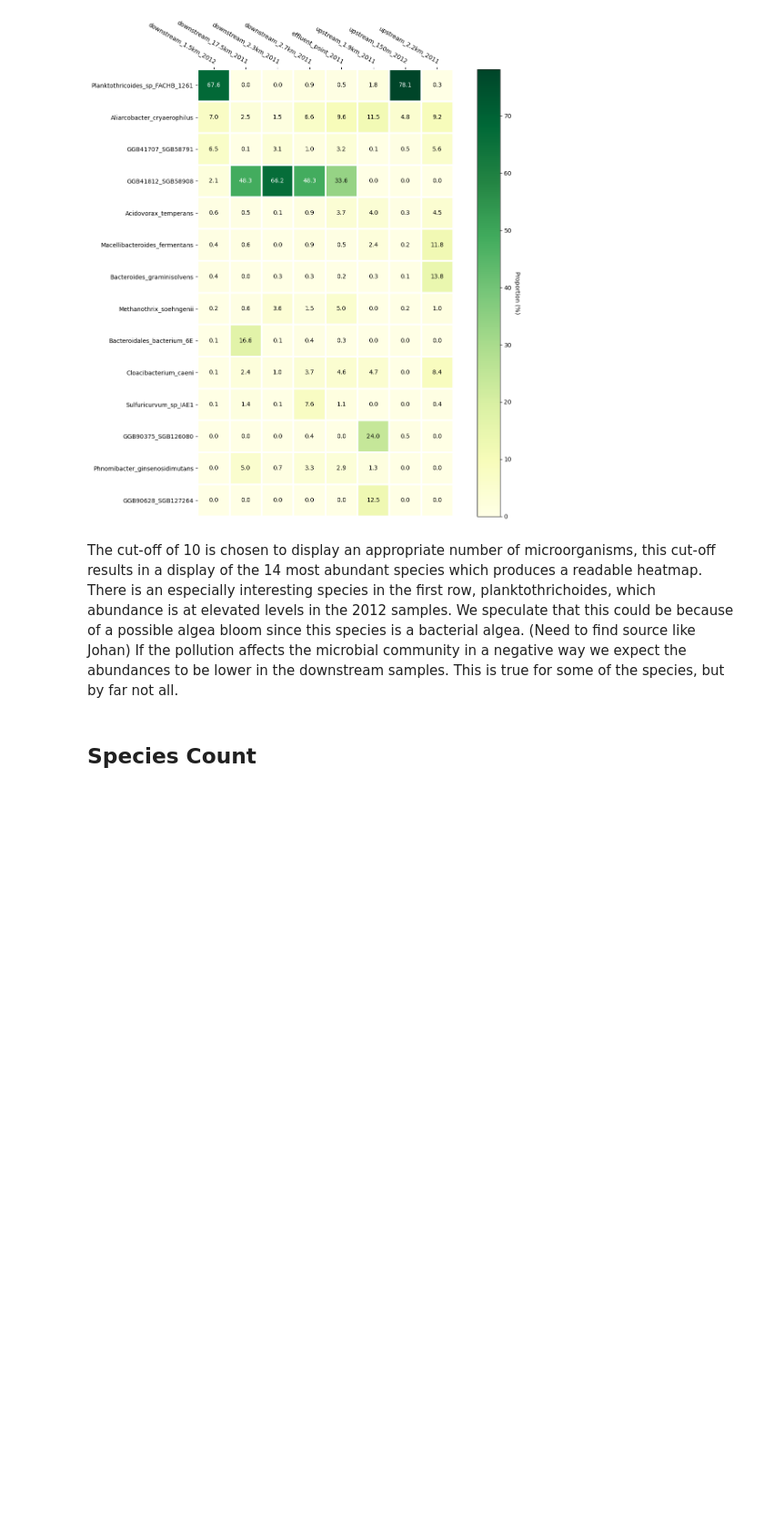
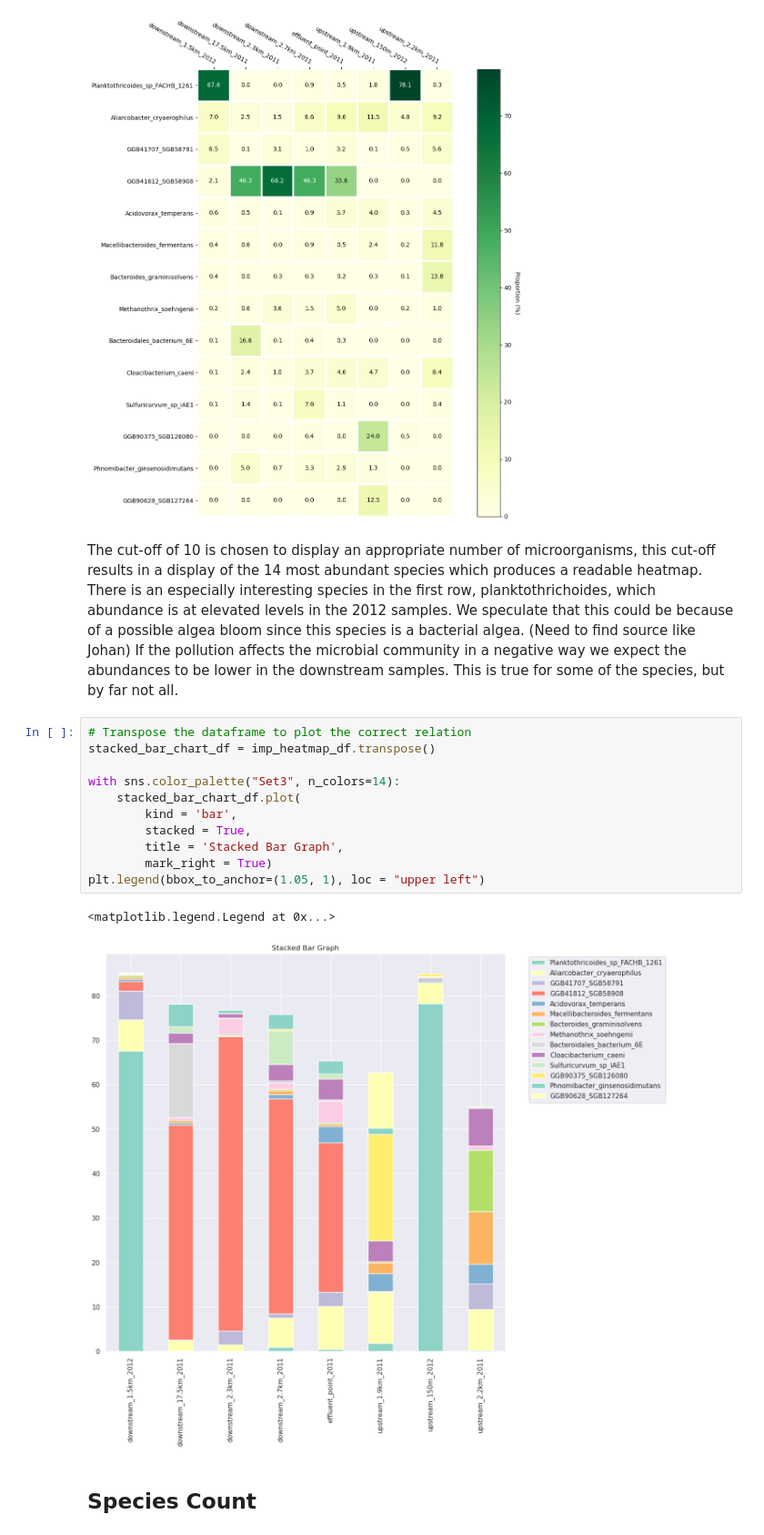
Before and after one commit to blomfelt/BBT045_Project, a Jupyter notebook: Project_group1.ipynb, the cells around one changed output. Shown at 91% size. Saved outputs shown, nothing was run; the diff lists cells and outputs as text; blank space fills up the shorter version.

Commit message:
Figures

```diff
--- a/Project_group1.ipynb
+++ b/Project_group1.ipynb
@@ -344,6 +322,20 @@ plt.show()
 The cut-off of 10 is chosen to display an appropriate number of microorganisms, this cut-off results in a display of the 14 most abundant species which produces a readable heatmap.
 There is an especially interesting species in the first row, planktothrichoides, which abundance is at elevated levels in the 2012 samples. We speculate that this could be because of a possible algea bloom since this species is a bacterial algea. (Need to find source like Johan)
 If the pollution affects the microbial community in a negative way we expect the abundances to be lower in the downstream samples. This is true for some of the species, but by far not all.
+# %%
+# Transpose the dataframe to plot the correct relation
+stacked_bar_chart_df = imp_heatmap_df.transpose()
+
+with sns.color_palette("Set3", n_colors=14):
+    stacked_bar_chart_df.plot(
+        kind = 'bar',
+        stacked = True,
+        title = 'Stacked Bar Graph',
+        mark_right = True)
+plt.legend(bbox_to_anchor=(1.05, 1), loc = "upper left")
+# %% [output]
+<matplotlib.legend.Legend at 0x...>
+[figure, added]
 # %% [markdown]
 ## Species Count
 # %%
```
Also changed, not shown: parts of 10 cells of this notebook.
